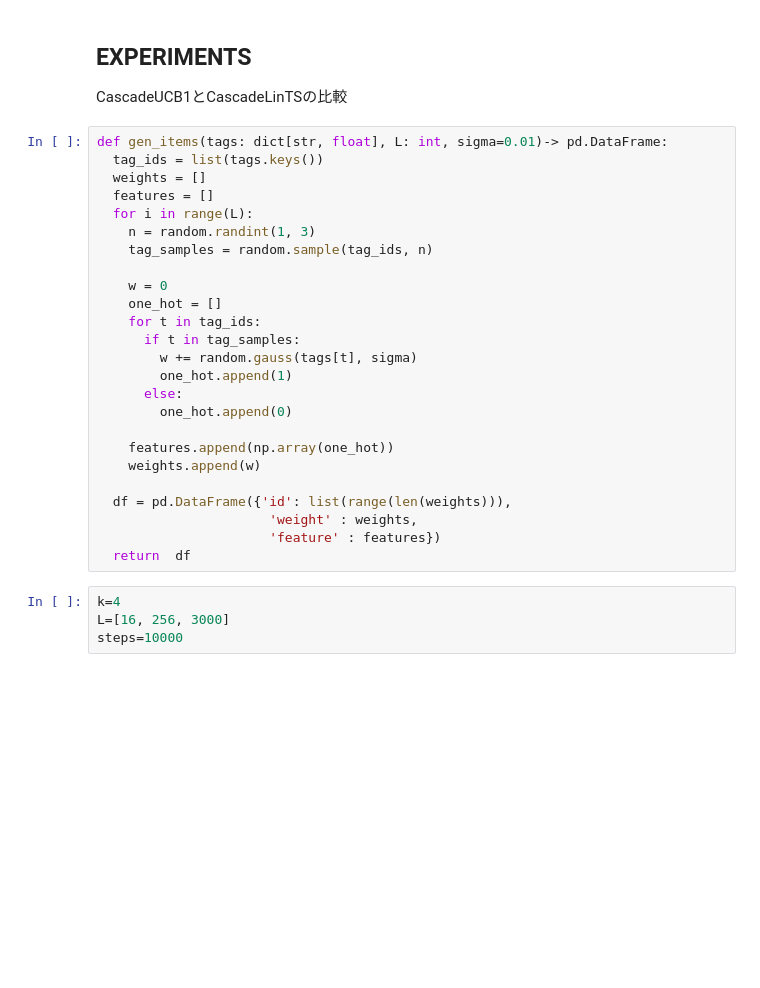
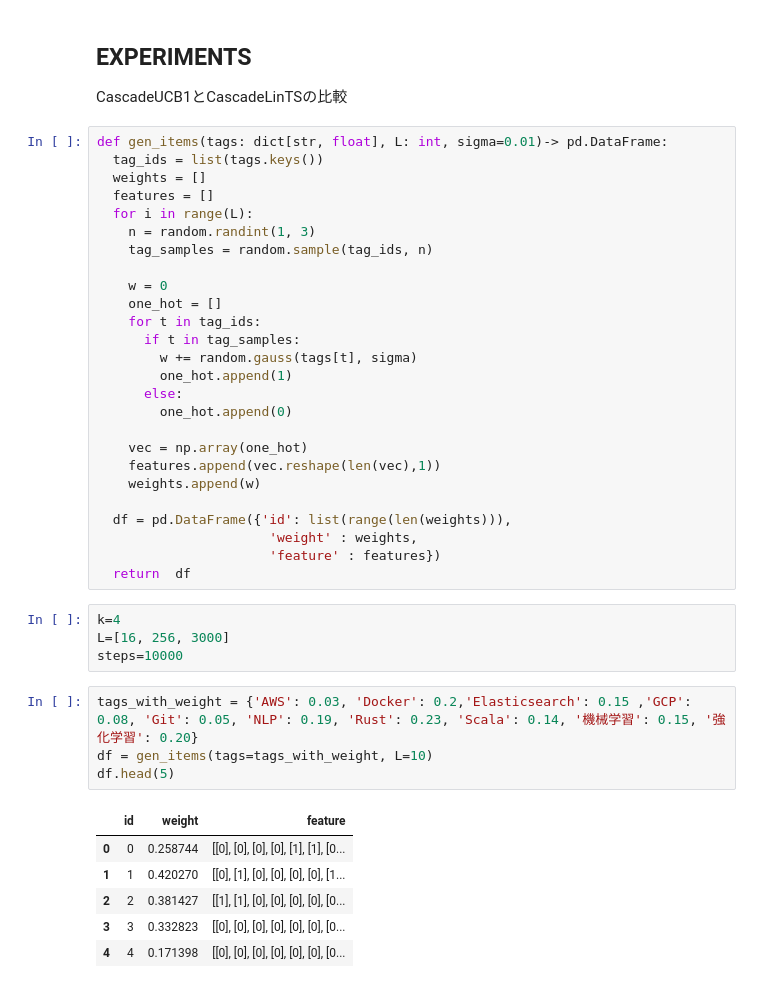
Before and after one commit to po3rin/python_playground, a Jupyter notebook: ir-bandits/cascading-bandits.ipynb, the cells around one changed output. Saved outputs shown, nothing was run; the diff lists cells and outputs as text; blank space fills up the shorter version.

```diff
--- a/ir-bandits/cascading-bandits.ipynb
+++ b/ir-bandits/cascading-bandits.ipynb
@@ -164,7 +165,8 @@ def gen_items(tags: dict[str, float], L: int, sigma=0.01)-> pd.DataFrame:
       else:
         one_hot.append(0)
 
-    features.append(np.array(one_hot))
+    vec = np.array(one_hot)
+    features.append(vec.reshape(len(vec),1))
     weights.append(w)
 
   df = pd.DataFrame({'id': list(range(len(weights))),
@@ -175,6 +177,17 @@ def gen_items(tags: dict[str, float], L: int, sigma=0.01)-> pd.DataFrame:
 k=4
 L=[16, 256, 3000]
 steps=10000
+# %%
+tags_with_weight = {'AWS': 0.03, 'Docker': 0.2,'Elasticsearch': 0.15 ,'GCP': 0.08, 'Git': 0.05, 'NLP': 0.19, 'Rust': 0.23, 'Scala': 0.14, '機械学習': 0.15, '強化学習': 0.20}
+df = gen_items(tags=tags_with_weight, L=10)
+df.head(5)
+# %% [output]
+|  | id | weight | feature |
+| 0 | 0 | 0.258744 | [[0], [0], [0], [0], [1], [1], [0... |
+| 1 | 1 | 0.420270 | [[0], [1], [0], [0], [0], [0], [1... |
+| 2 | 2 | 0.381427 | [[1], [1], [0], [0], [0], [0], [0... |
+| 3 | 3 | 0.332823 | [[0], [0], [0], [0], [0], [0], [0... |
+| 4 | 4 | 0.171398 | [[0], [0], [0], [0], [0], [0], [0... |
 # %%
 tags_with_weight = {'AWS': 0.03, 'Docker': 0.2,'Elasticsearch': 0.15 ,'GCP': 0.08, 'Git': 0.05, 'NLP': 0.19, 'Rust': 0.23, 'Scala': 0.14, '機械学習': 0.15, '強化学習': 0.20}
 
```
Also changed, not shown: parts of 2 cells of this notebook, 2 other files.
